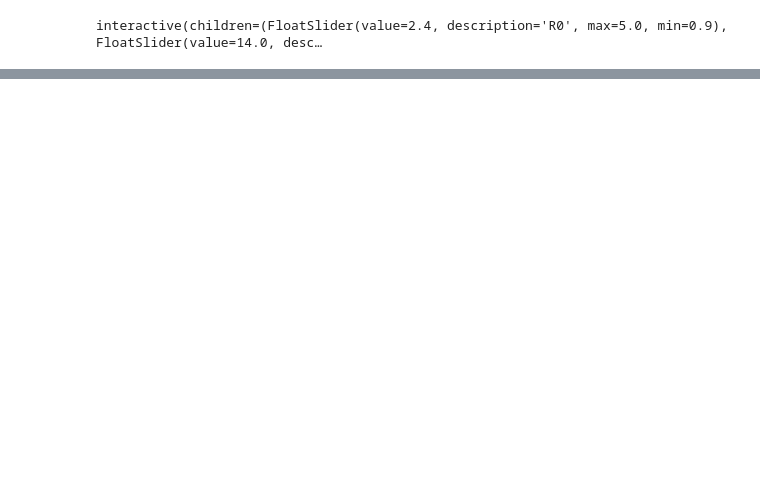
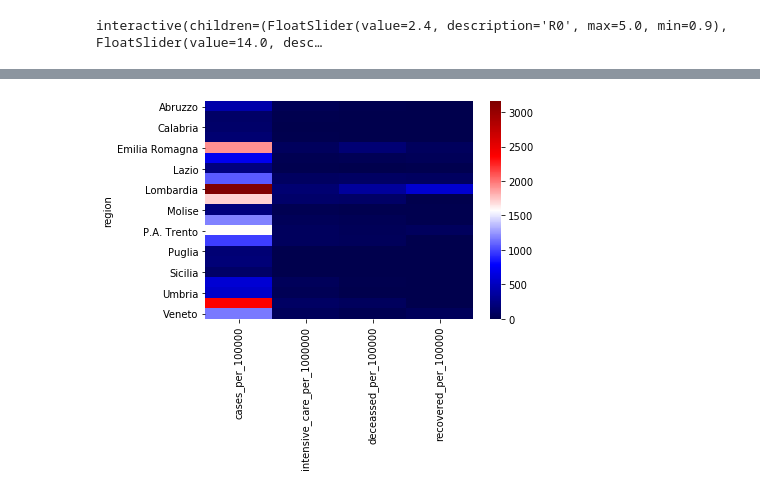
Before and after one commit to kalilu/project-statistical-analysis, a Jupyter notebook: Coronavirus API.ipynb, the cells around one changed output, grey strips where cells are left out. Cells and saved outputs as stored; diff of their text form; code cells hidden in the pictures; blank space fills up the shorter version.

```diff
--- a/Coronavirus API.ipynb
+++ b/Coronavirus API.ipynb
@@ -875,0 +813,4 @@ df_sp_it_fr_conf[df_sp_it_fr_conf['date']=='2020-03-25']
+# %%
+df_italia = df_sp_it_fr_conf[df_sp_it_fr_conf['country'] == "Italia"]
+df_spain = df_sp_it_fr_conf[df_sp_it_fr_conf['country'] == "Spain"]
+df_italia.head()
@@ -875,0 +824,5 @@ df_sp_it_fr_conf[df_sp_it_fr_conf['date']=='2020-03-25']
+# %%
+_ = sns.heatmap(pd.pivot_table(df_italia, index = 'region', aggfunc = "sum")[['cases_per_100000',
+       'intensive_care_per_1000000', 'deceassed_per_100000','recovered_per_100000']], cmap= "seismic")
+# %% [output]
+[figure, added]
```
Also changed, not shown: parts of 25 cells of this notebook.
